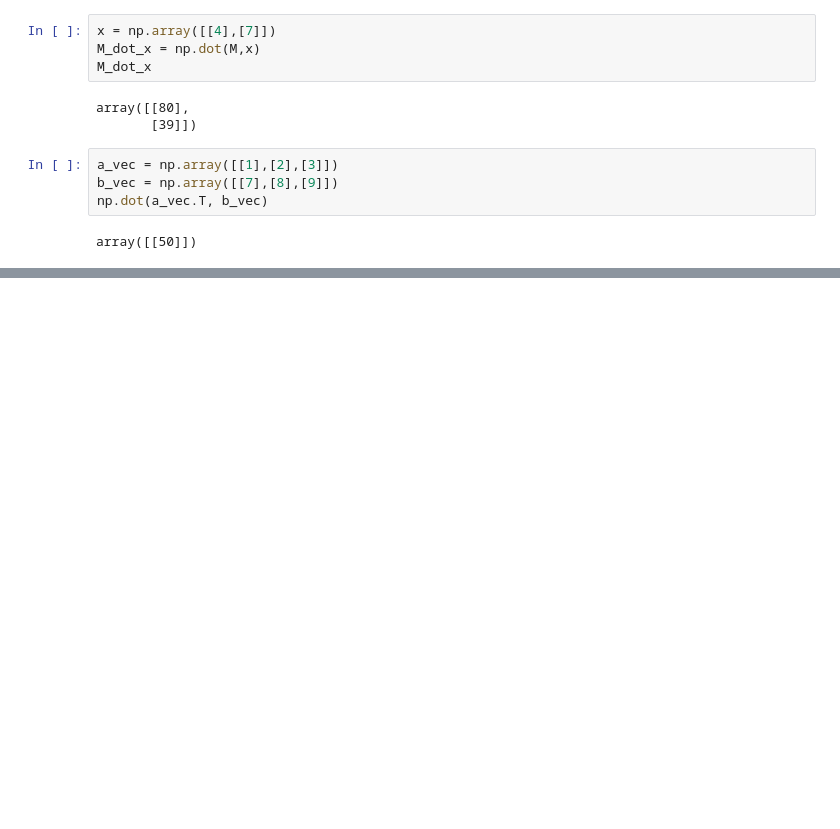
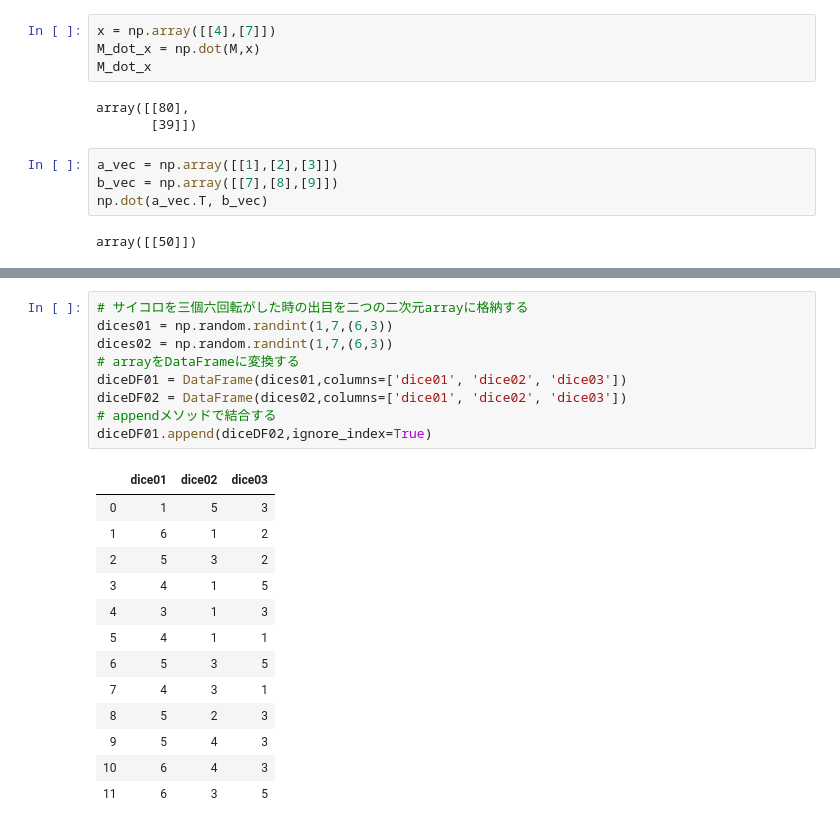
Before and after one commit to CentralEden/mlStudy, a Jupyter notebook: anaconda_tutorial.ipynb, the cells around one changed output, grey strips where cells are left out. Saved outputs shown, nothing was run; the diff lists cells and outputs as text; blank space fills up the shorter version.

```diff
--- a/anaconda_tutorial.ipynb
+++ b/anaconda_tutorial.ipynb
@@ -139,0 +424,23 @@ array([[ 7,  8,  9],
+# %%
+# サイコロを三個六回転がした時の出目を二つの二次元arrayに格納する
+dices01 = np.random.randint(1,7,(6,3))
+dices02 = np.random.randint(1,7,(6,3))
+# arrayをDataFrameに変換する
+diceDF01 = DataFrame(dices01,columns=['dice01', 'dice02', 'dice03'])
+diceDF02 = DataFrame(dices02,columns=['dice01', 'dice02', 'dice03'])
+# appendメソッドで結合する
+diceDF01.append(diceDF02,ignore_index=True)
+# %% [output]
+|  | dice01 | dice02 | dice03 |
+| 0 | 1 | 5 | 3 |
+| 1 | 6 | 1 | 2 |
+| 2 | 5 | 3 | 2 |
+| 3 | 4 | 1 | 5 |
+| 4 | 3 | 1 | 3 |
+| 5 | 4 | 1 | 1 |
+| 6 | 5 | 3 | 5 |
+| 7 | 4 | 3 | 1 |
+| 8 | 5 | 2 | 3 |
+| 9 | 5 | 4 | 3 |
+| 10 | 6 | 4 | 3 |
+| 11 | 6 | 3 | 5 |
```
Also changed, not shown: parts of 46 cells of this notebook.
